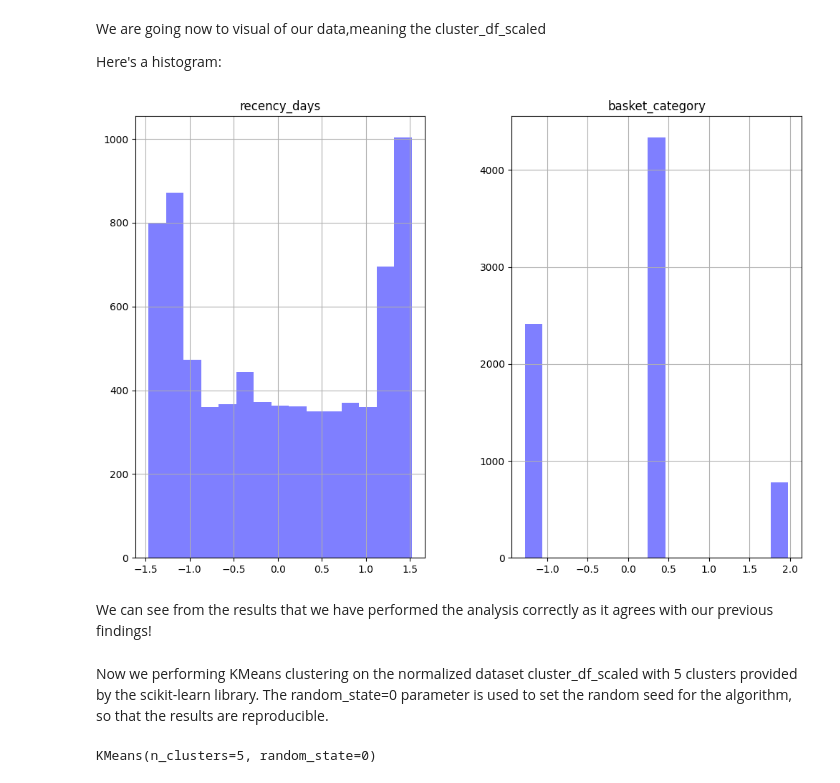
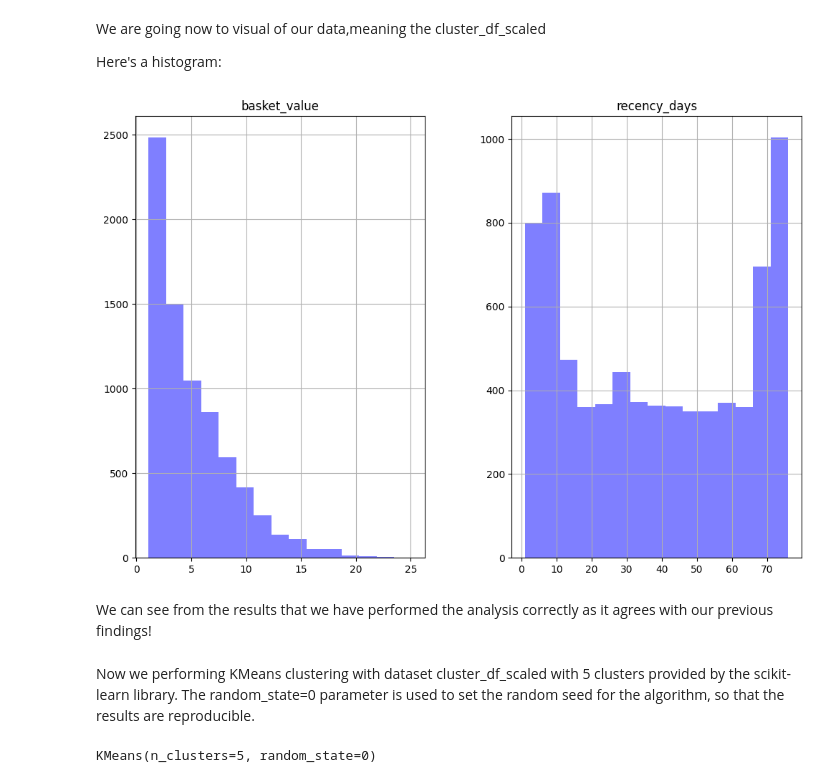
Before and after one commit to tfysekis/Data-Mining, a Jupyter notebook: Mining_Knowledge.ipynb, the cells around one changed output. Cells and saved outputs as stored; diff of their text form; code cells hidden in the pictures.

```diff
--- a/Mining_Knowledge.ipynb
+++ b/Mining_Knowledge.ipynb
@@ -128,8 +128,5 @@ for i, row in data.iterrows():
     else:
         data.at[i, 'basket_category'] = 'high_value_basket'
 
-# Drop original basket value column
-data.drop(columns=['basket_value'], inplace=True)
-
 data.head()
 # %% [output]
@@ -540,5 +473,5 @@ We start by combining two columns from the data dataframe, namely "`recency_days
 # %%
 # Combine the categorical basket_category column with the recency_days column
-cluster_df = pd.concat([data['recency_days'], data['basket_category']], axis=1)
+cluster_df = pd.concat([data['basket_value'], data['recency_days']], axis=1)
 cluster_df.head()
 # %% [output]
@@ -553,7 +483,0 @@ Now we have to change our values for the basket_category,the KNN algorithm can n
-# %%
-# Create a dictionary to map categorical values to numerical values
-cat_map = {'low_value_basket': 1, 'medium_value_basket': 2, 'high_value_basket': 3}
-
-# Convert categorical values to numerical values using label encoding
-cluster_df['basket_category'] = cluster_df['basket_category'].map(cat_map)
-cluster_df.head()
@@ -586,16 +487,16 @@ We are going now to visual of our data,meaning the cluster_df_scaled
 Here's a histogram:
 # %%
 # Create a new dataframe from scaled data
-histogram_cluster = cluster_df_scaled
+histogram_cluster = cluster_df
 histogram_cluster = pd.DataFrame(histogram_cluster, columns=cluster_df.columns)
 
 # Plot a histogram of all columns
 histogram_cluster.hist(figsize=(12,8), bins=15, color='blue', alpha=0.5)
 plt.show()
 # %% [output]
-[figure, old version]
+[figure, new version]
 # %% [markdown]
 We can see from the results that we have performed the analysis correctly as it agrees with our previous findings!
 # %% [markdown]
-Now we performing KMeans clustering on the normalized dataset cluster_df_scaled with 5 clusters provided by the scikit-learn library. The random_state=0 parameter is used to set the random seed for the algorithm, so that the results are reproducible.
+Now we performing KMeans clustering with dataset cluster_df_scaled with 5 clusters provided by the scikit-learn library. The random_state=0 parameter is used to set the random seed for the algorithm, so that the results are reproducible.
 # %%
```
Also changed, not shown: parts of 57 cells of this notebook.
